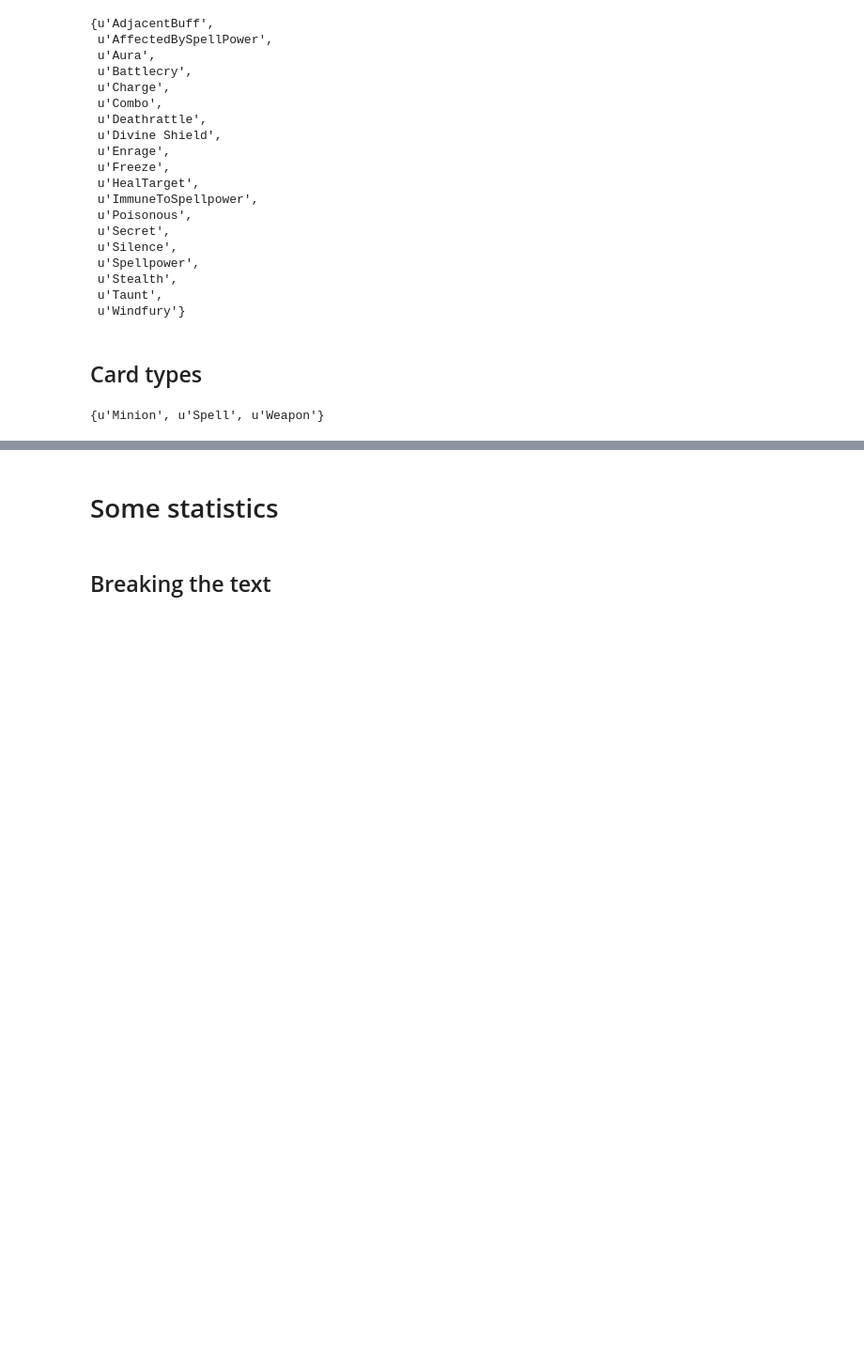
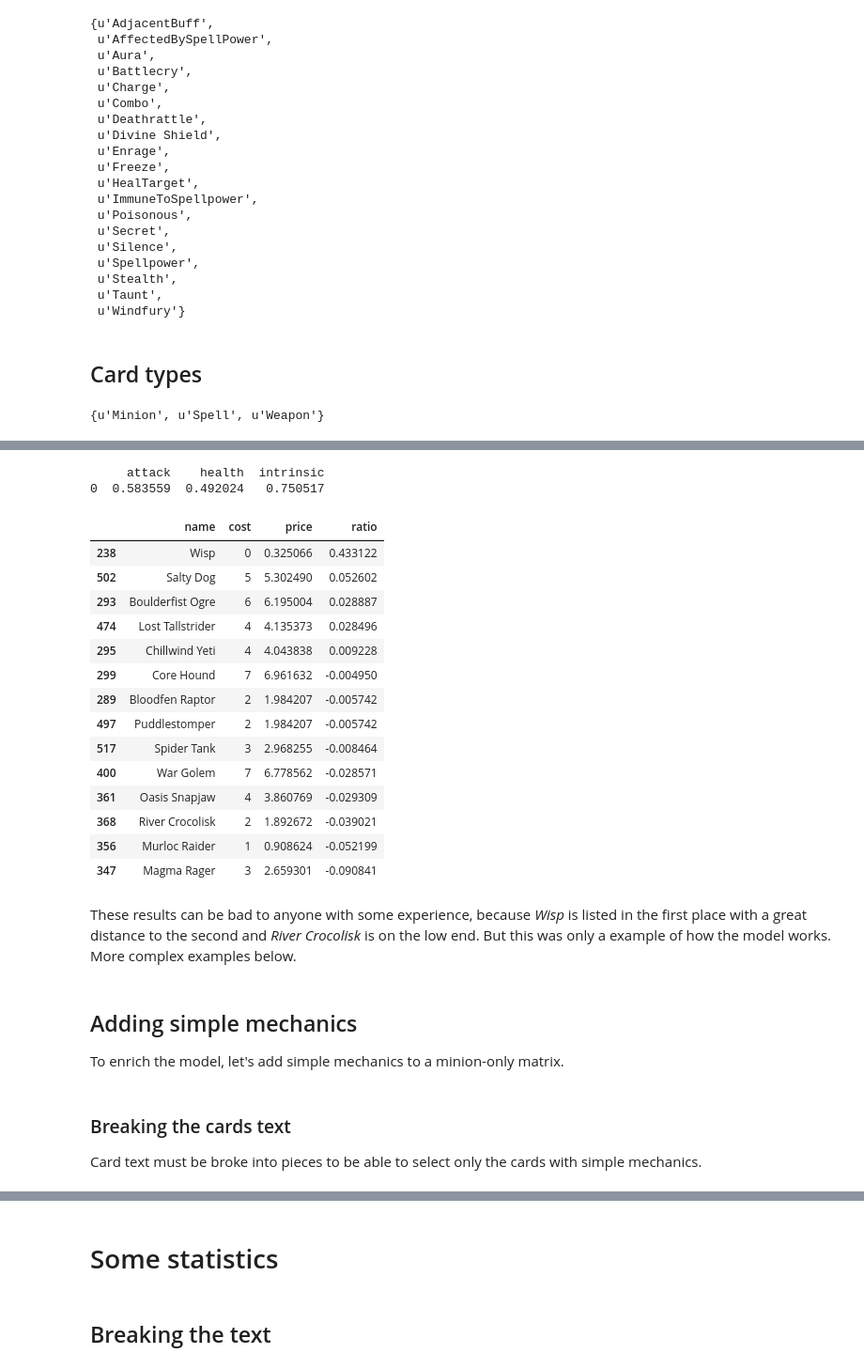
Before and after one commit to skasi7/HearthPricer, a Jupyter notebook: Intro.ipynb, the cells around one changed output, grey strips where cells are left out. Shown: that part at 94% size. Cells and saved outputs as stored; diff of their text form; code cells hidden in the pictures; blank space fills up the shorter version.

```diff
--- a/Intro.ipynb
+++ b/Intro.ipynb
@@ -24,7 +30,8 @@ with open(all_sets_filename) as fp:
 all_cards = sum((v for k, v in all_card_sets.items()
                  if k not in ('Debug', 'Credits', 'Missions', 'System')), list())
 # Select only collectible cards
-all_collectible_cards = [card for card in all_cards if u'collectible' in card and card['collectible']]
+all_collectible_cards = [card for card in all_cards
+                         if u'collectible' in card and card['collectible']]
 # Remove heroes
 all_collectible_cards = [card for card in all_collectible_cards
                          if 'type' in card and card['type'] != 'Hero']
@@ -132,0 +147,6 @@ memory usage: 50.2+ KB
+# %%
+vanilla_minions_df = pandas.DataFrame(
+    all_collectible_cards_df[(all_collectible_cards_df['type'] == 'Minion') &
+                             (all_collectible_cards_df['playerClass'].isnull()) &
+                             (all_collectible_cards_df['text'].isnull())])
+vanilla_minions_df.info()
@@ -132,0 +170,45 @@ memory usage: 50.2+ KB
+# %%
+def cards_pricing(df, columns, coeffs=None, print_coeffs=False, price_column=None):
+    a = df.as_matrix(columns)
+    if coeffs is None:
+        b = df.as_matrix(['cost'])
+        coeffs = numpy.linalg.lstsq(a, b)[0]
+        if print_coeffs:
+            print(pandas.DataFrame(coeffs.T, columns=columns))
+    df[price_column or 'price'] = numpy.dot(a, coeffs).T[0]
+    return coeffs
+
+vanilla_columns = ['attack', 'health', 'intrinsic']
+vanilla_coeffs = cards_pricing(vanilla_minions_df, vanilla_columns, print_coeffs=True)
+# %% [output]
+     attack    health  intrinsic
+0  0.583559  0.492024   0.750517
+# %%
+intrinsic = vanilla_coeffs[2][0]
+vanilla_minions_df['ratio'] = (vanilla_minions_df['price'] -  vanilla_minions_df['cost']) / \
+                              (vanilla_minions_df['cost'] + intrinsic)
+vanilla_minions_df[['name', 'cost', 'price', 'ratio']].sort('ratio', ascending=False)
+# %% [output]
+|  | name | cost | price | ratio |
+| 238 | Wisp | 0 | 0.325066 | 0.433122 |
+| 502 | Salty Dog | 5 | 5.302490 | 0.052602 |
+| 293 | Boulderfist Ogre | 6 | 6.195004 | 0.028887 |
+| 474 | Lost Tallstrider | 4 | 4.135373 | 0.028496 |
+| 295 | Chillwind Yeti | 4 | 4.043838 | 0.009228 |
+| 299 | Core Hound | 7 | 6.961632 | -0.004950 |
+| 289 | Bloodfen Raptor | 2 | 1.984207 | -0.005742 |
+| 497 | Puddlestomper | 2 | 1.984207 | -0.005742 |
+| 517 | Spider Tank | 3 | 2.968255 | -0.008464 |
+| 400 | War Golem | 7 | 6.778562 | -0.028571 |
+| 361 | Oasis Snapjaw | 4 | 3.860769 | -0.029309 |
+| 368 | River Crocolisk | 2 | 1.892672 | -0.039021 |
+| 356 | Murloc Raider | 1 | 0.908624 | -0.052199 |
+| 347 | Magma Rager | 3 | 2.659301 | -0.090841 |
+# %% [markdown]
+These results can be bad to anyone with some experience, because *Wisp* is listed in the first place with a great distance to the second and *River Crocolisk* is on the low end. But this was only a example of how the model works. More complex examples below.
+# %% [markdown]
+## Adding simple mechanics
+To enrich the model, let's add simple mechanics to a minion-only matrix.
+# %% [markdown]
+### Breaking the cards text
+Card text must be broke into pieces to be able to select only the cards with simple mechanics.
```
Also changed, not shown: parts of 32 cells of this notebook, 4 other files.
